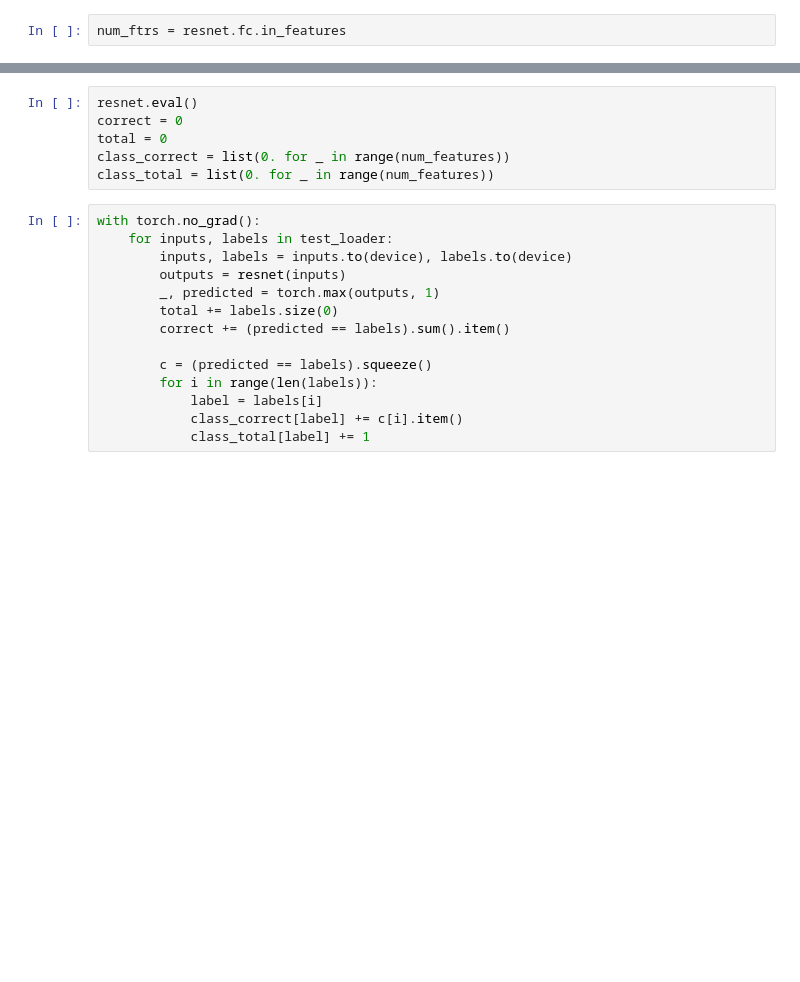
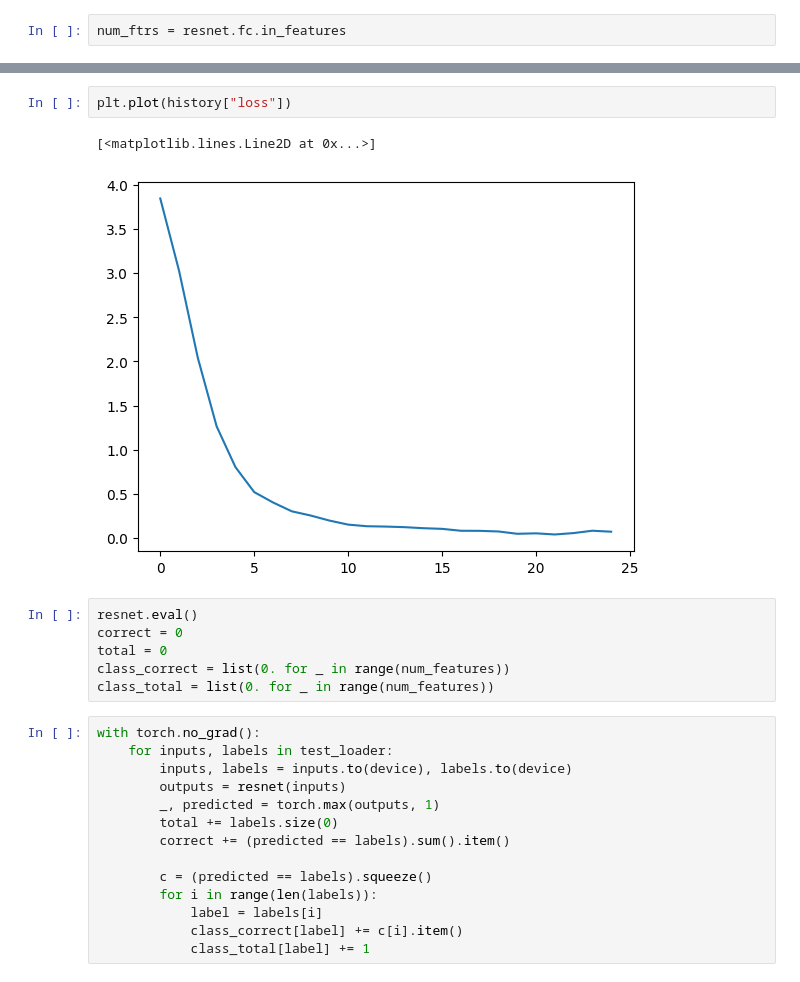
Before and after one commit to Dudu197/sign-language-recognition, a Jupyter notebook: google dataset images/train pytorch imagenet18 lopo.ipynb, the cells around one changed output, grey strips where cells are left out. Cells and saved outputs as stored; diff of their text form; blank space fills up the shorter version.

```diff
--- a/google dataset images/train pytorch imagenet18 lopo.ipynb
+++ b/google dataset images/train pytorch imagenet18 lopo.ipynb
@@ -225,3 +248,8 @@ Best val accuracy: 0.88
+# %%
+plt.plot(history["loss"])
+# %% [output]
+[<matplotlib.lines.Line2D at 0x...>]
+[figure, added]
 # %%
 resnet.eval()
 correct = 0
```
Also changed, not shown: parts of 40 cells of this notebook, 9 other files.
